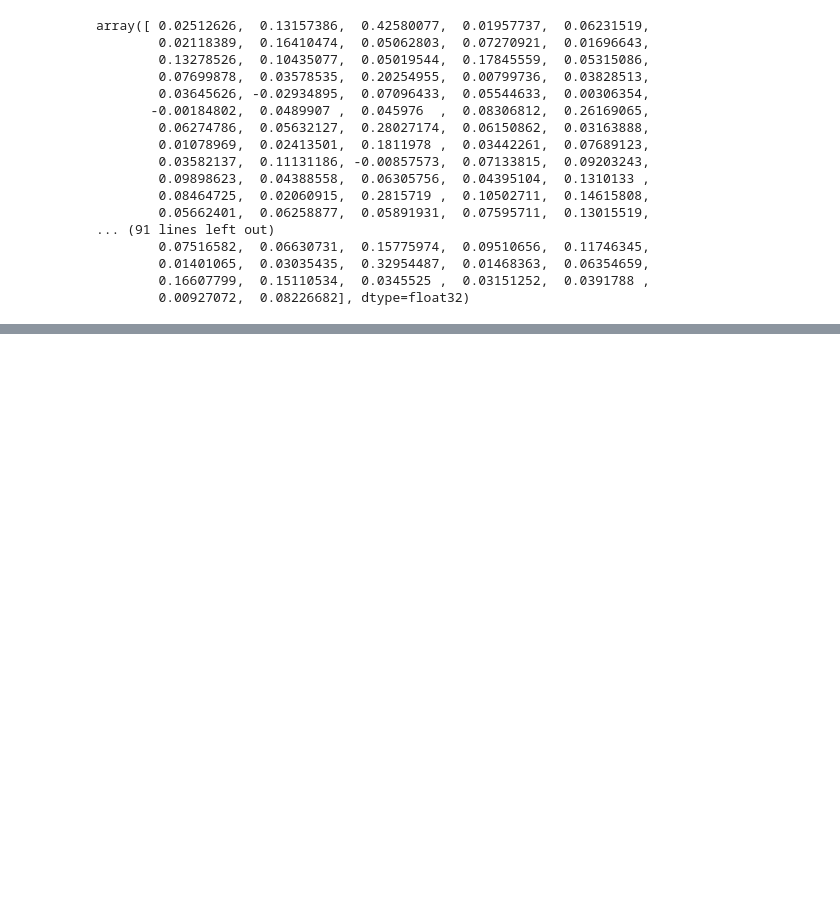
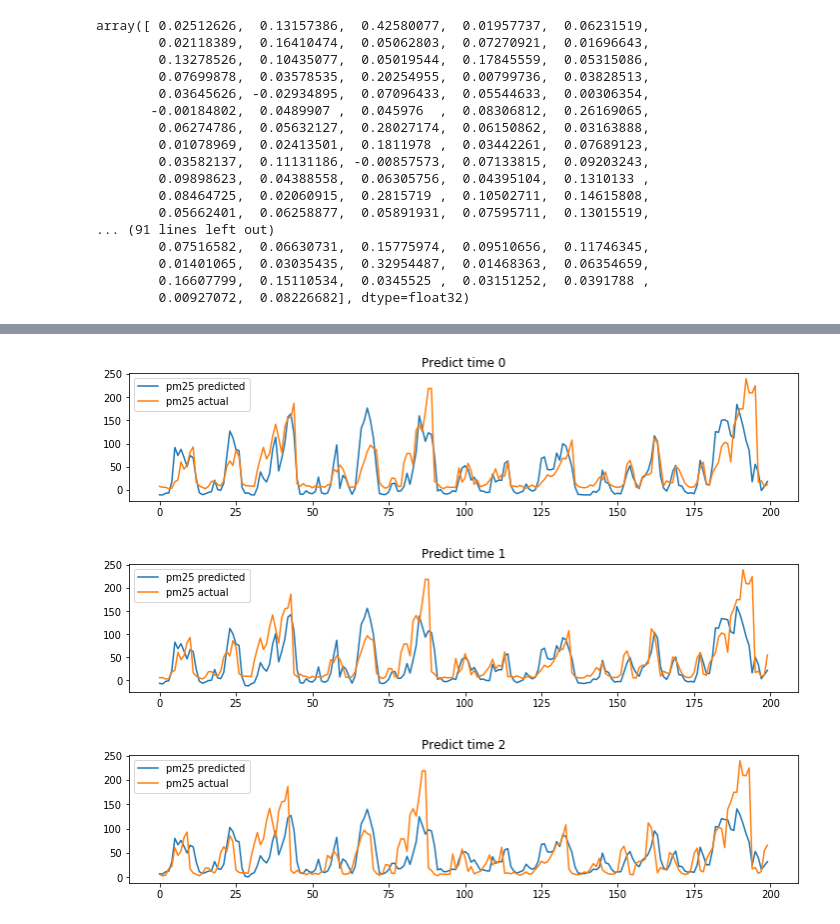
Before and after one commit to luoweimeng/Air-Quality, a Jupyter notebook: LSTM.ipynb, the cells around one changed output, grey strips where cells are left out. Cells and saved outputs as stored; diff of their text form; code cells hidden in the pictures; blank space fills up the shorter version.

Commit message:
PyTorch implementation for LSTM

```diff
--- a/LSTM.ipynb
+++ b/LSTM.ipynb
@@ -234,0 +337,9 @@ array([ 0.02512626,  0.13157386,  0.42580077,  0.01957737,  0.06231519,
+# %%
+# Test the Model
+y_pred = np.zeros(train_y.shape)
+for i, (X, y) in enumerate(zip(train_X, train_y)):
+#     print(X)
+    X_ = torch.from_numpy(X).type(torch.FloatTensor).view(-1, lag_hours, n_features)
+#     logger.info("Shape of X: %s", X_.shape)
+    y_pred[i] = rnn(X_).squeeze().detach().numpy()
+    print(y_pred[i])
@@ -234,0 +385,19 @@ array([ 0.02512626,  0.13157386,  0.42580077,  0.01957737,  0.06231519,
+# %%
+y_pred = rnn(torch.from_numpy(test_X).type(torch.FloatTensor))
+# %%
+pm25_predict_lstm = inv_normalization(y_pred.detach().numpy(), predict_hours=3)
+# %%
+pm25_actual = inv_normalization(test_y, predict_hours=3)
+# %%
+# Plot for LSTM
+for i in range(predict_hours):
+    plt.subplot(predict_hours, 1, i+1)
+    plt.plot(pm25_predict_lstm[-200:, i], '-', label = 'pm25 predicted')
+    plt.plot(pm25_actual[-200:, i], '-', label = 'pm25 actual')
+    plt.legend()
+    plt.title('Predict time '+ str(i))
+    plt.show()
+# %% [output]
+[figure, added]
+[figure, added]
+[figure, added]
```
Also changed, not shown: parts of 10 cells of this notebook, 5 other files.
